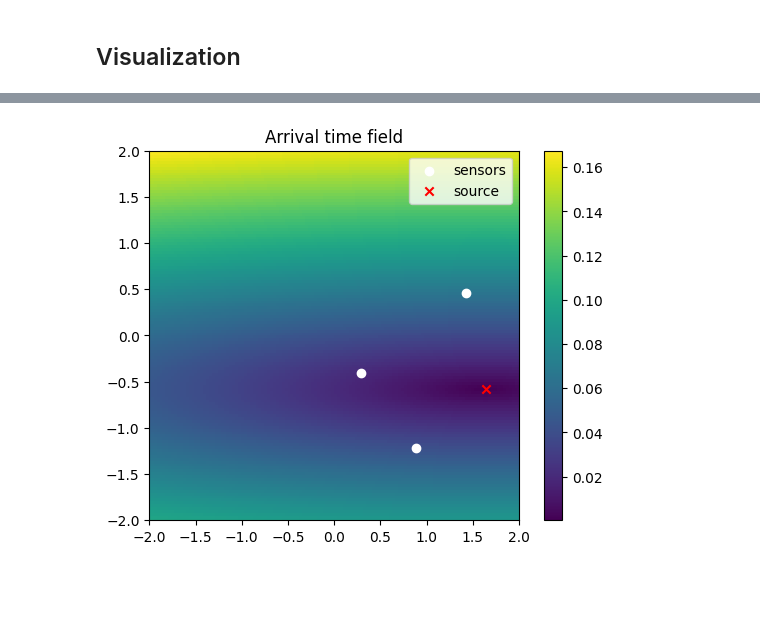
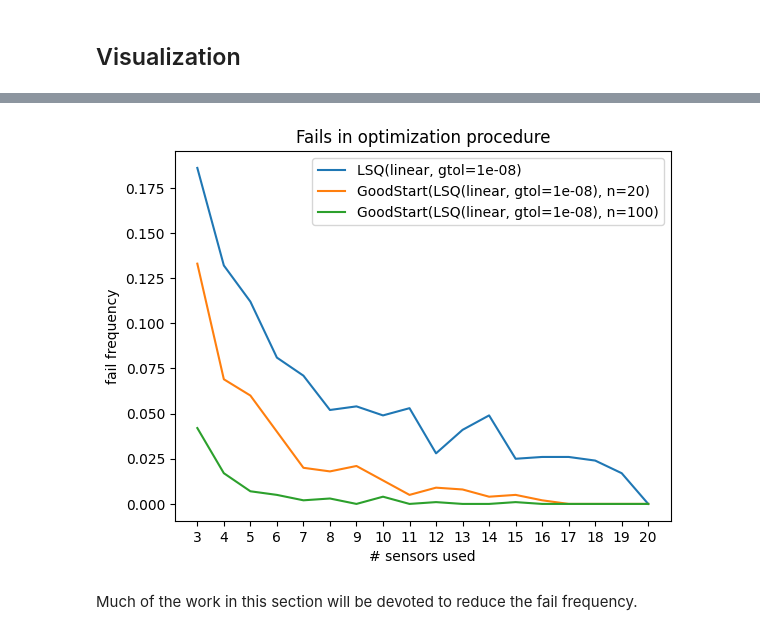
Before and after one commit to FattiMei/radar, a Jupyter notebook: radar.ipynb, the cells around one changed output, grey strips where cells are left out. Cells and saved outputs as stored; diff of their text form; code cells hidden in the pictures; blank space fills up the shorter version.

```diff
--- a/radar.ipynb
+++ b/radar.ipynb
@@ -334,4 +159,0 @@ LeastSquaresSolver().solve(shitty_problems[0], np.zeros(2))
-# %%
-plot_problem(shitty_problems[0])
-# %% [output]
-[figure, removed]
@@ -337,0 +184,29 @@ plot_problem(shitty_problems[0])
+# %%
+def test_optimizer_fails(sensor_sizes: np.array, nruns_per_bin: int, solvers: list[AbstractSolver], error_threshold: float = 1e-3):
+    for solver in solvers:
+        sensor_sizes, fails = sample_optimizer_fails(sensor_sizes, nruns_per_bin, solver, error_threshold)
+        plt.plot(sensor_sizes, fails/nruns_per_bin, label=str(solver))
+
+
+    plt.xticks(sensor_sizes)
+    plt.xlabel('# sensors used')
+    plt.ylabel('fail frequency')
+
+    plt.title("Fails in optimization procedure")
+    plt.legend()
+    plt.show()
+# %%
+test_optimizer_fails(
+    sensor_sizes=np.arange(3, SENSOR_LOCATIONS.shape[0]+1),
+    nruns_per_bin=1000,
+    solvers=[
+        LeastSquaresSolver(),
+        GoodStartSolver(LeastSquaresSolver(), resolution=20),
+        GoodStartSolver(LeastSquaresSolver(), resolution=100),
+    ],
+    error_threshold=1e-2
+)
+# %% [output]
+[figure, added]
+# %% [markdown]
+Much of the work in this section will be devoted to reduce the fail frequency.
```
Also changed, not shown: parts of 28 cells of this notebook, 3 other files.
